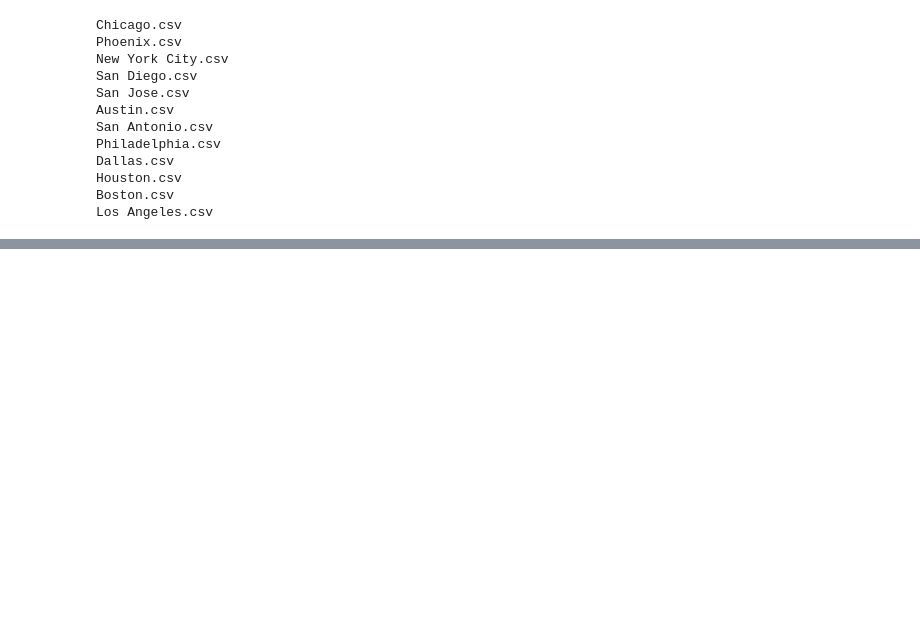
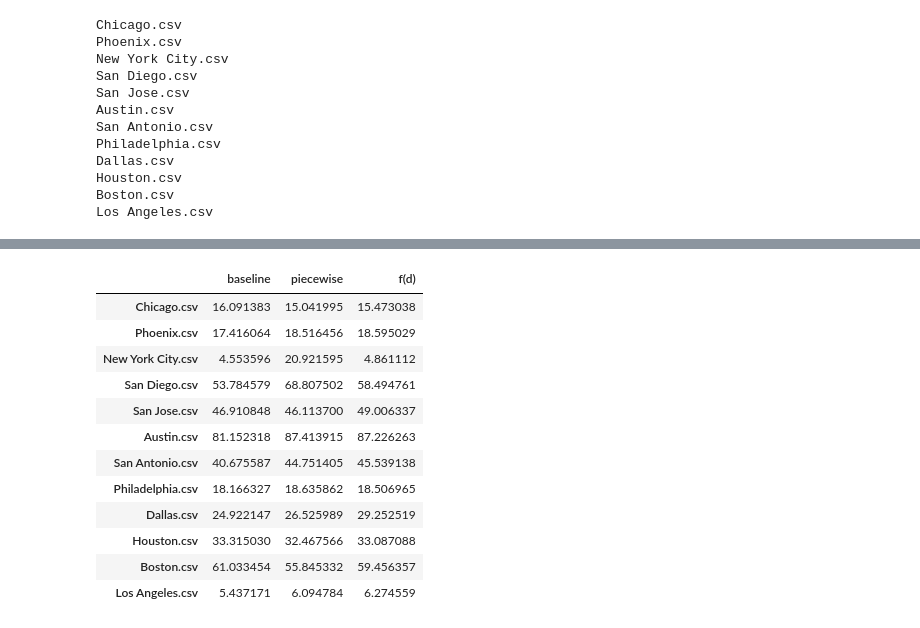
Before and after one commit to yuribogomolov/sttn, a Jupyter notebook: notebooks/generic_gravity_model.ipynb, the cells around one changed output, grey strips where cells are left out. Saved outputs shown, nothing was run; the diff lists cells and outputs as text; code cells hidden in the pictures; blank space fills up the shorter version.

```diff
--- a/notebooks/generic_gravity_model.ipynb
+++ b/notebooks/generic_gravity_model.ipynb
@@ -585,0 +586,19 @@ results
+# %%
+# bin=17
+results = pd.DataFrame.from_dict(mseDict).T
+results.columns = ['baseline','piecewise','f(d)']
+results
+# %% [output]
+|  | baseline | piecewise | f(d) |
+| Chicago.csv | 16.091383 | 15.041995 | 15.473038 |
+| Phoenix.csv | 17.416064 | 18.516456 | 18.595029 |
+| New York City.csv | 4.553596 | 20.921595 | 4.861112 |
+| San Diego.csv | 53.784579 | 68.807502 | 58.494761 |
+| San Jose.csv | 46.910848 | 46.113700 | 49.006337 |
+| Austin.csv | 81.152318 | 87.413915 | 87.226263 |
+| San Antonio.csv | 40.675587 | 44.751405 | 45.539138 |
+| Philadelphia.csv | 18.166327 | 18.635862 | 18.506965 |
+| Dallas.csv | 24.922147 | 26.525989 | 29.252519 |
+| Houston.csv | 33.315030 | 32.467566 | 33.087088 |
+| Boston.csv | 61.033454 | 55.845332 | 59.456357 |
+| Los Angeles.csv | 5.437171 | 6.094784 | 6.274559 |
```
Also changed, not shown: parts of 3 cells of this notebook.
